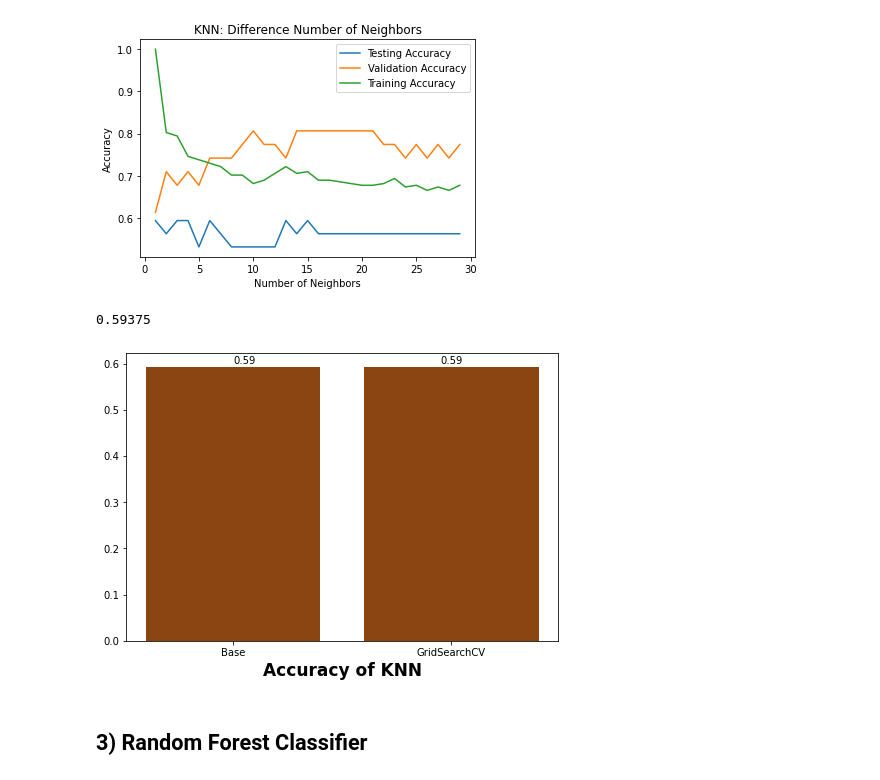
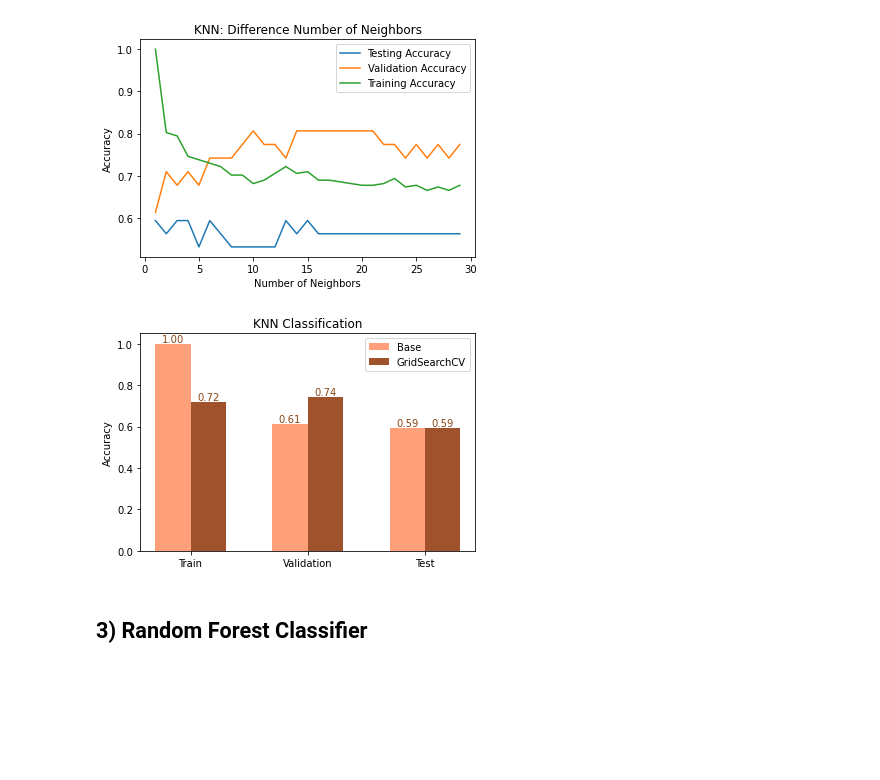
Before and after one commit to shunki-akiyama/HR-Analytics, a Jupyter notebook: HR Analytics.ipynb, the cells around one changed output. Cells and saved outputs as stored; diff of their text form; code cells hidden in the pictures; blank space fills up the shorter version.

```diff
--- a/HR Analytics.ipynb
+++ b/HR Analytics.ipynb
@@ -1041,27 +1065,38 @@ plt.ylabel('Accuracy')
 plt.show()
 # %% [output]
 [figure]
-# %%
-best_model.score(final_X_test, final_y_test)
-# %% [output]
-0.59375
-# %%
-#Visualizing the accuracy of KNN.
-fig = plt.figure()
-ax = fig.add_axes([0,0,1,1])
-model = ['Base', 'GridSearchCV']
-accuracy = [knn.score(final_X_test, final_y_test),
-            best_model.score(final_X_test, final_y_test)]
-
-# Create labels
-plt.text(0.00, 0.60, s='0.59', size=10)
-plt.text(0.95, 0.60, s='0.59', size=10)
-
-ax.bar(model ,accuracy, color='saddlebrown')
-plt.xlabel('Accuracy of KNN', fontweight='bold', color = 'Black', fontsize='17', horizontalalignment='center')
-plt.show()
-# %% [output]
-[figure, removed]
+# %%
+N = 3
+ind = np.arange(N)
+width = 0.30
+
+xvals = [knn.score(final_X_train, final_y_train), knn.score(final_X_val, final_y_val), knn.score(final_X_test, final_y_test)]
+yvals = [best_model.score(final_X_train, final_y_train), best_model.score(final_X_val, final_y_val),
+       best_model.score(final_X_test, final_y_test)]
+
+bar1 = plt.bar(ind, xvals, width, color = 'lightsalmon', label='Base')
+bar2 = plt.bar(ind+width, yvals, width, color='sienna', label='GridSearchCV')
+
+plt.xlabel("", color='black')
+plt.ylabel('Accuracy', color='black')
+plt.title("KNN Classification", color='black')
+
+#Create Label
+for rect in bar1:
+    height = rect.get_height()
+    plt.text(rect.get_x() + rect.get_width()/2.0, height, "{:.2f}".format(height),
+             ha='center', va='bottom', color='saddlebrown')
+
+for rect in bar2:
+    height = rect.get_height()
+    plt.text(rect.get_x() + rect.get_width()/2.0, height, "{:.2f}".format(height),
+             ha='center', va='bottom', color='saddlebrown')
+
+plt.xticks(ind+width/2,['Train', 'Validation', 'Test'])
+plt.legend()
+plt.show()
+# %% [output]
+[figure, added]
 # %% [markdown]
 ## 3) Random Forest Classifier
 # %%
```
Also changed, not shown: parts of 29 cells of this notebook.
